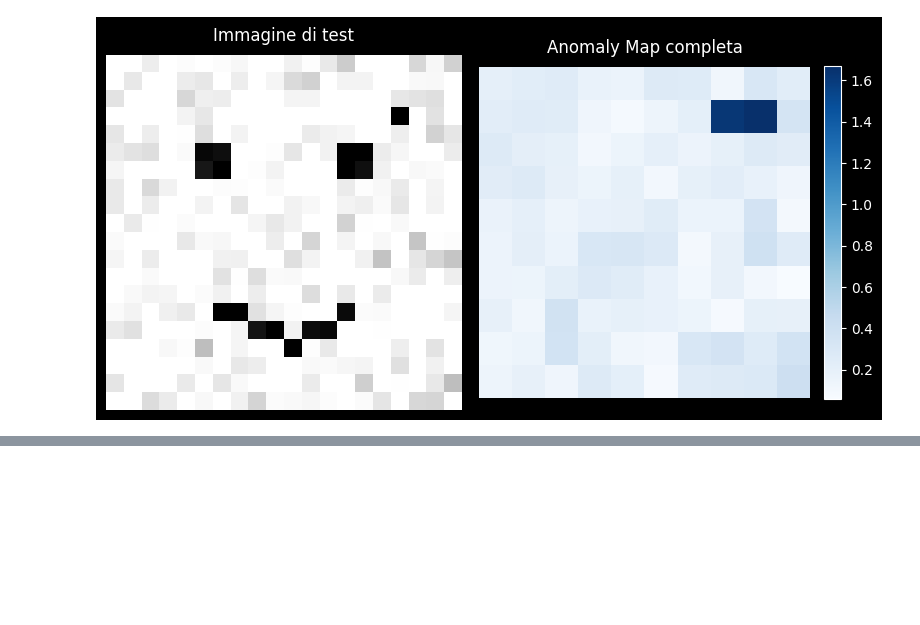
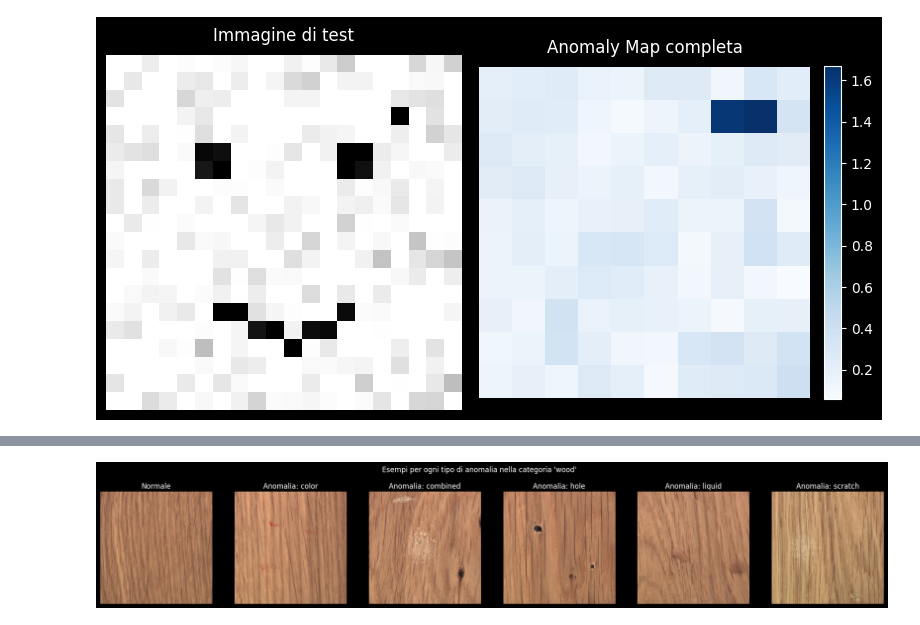
Before and after one commit to seb0t/-CV---anomalib-tutorial-with-visualization, a Jupyter notebook: patchcore_anomalib_tutorial.ipynb, the cells around one changed output, grey strips where cells are left out. Cells and saved outputs as stored; diff of their text form; code cells hidden in the pictures; blank space fills up the shorter version.

```diff
--- a/patchcore_anomalib_tutorial.ipynb
+++ b/patchcore_anomalib_tutorial.ipynb
@@ -627,0 +359,43 @@ La dashboard standalone include gli stessi dati di esempio e tutte le funzionali
+# %%
+# Visualizza un esempio per ogni tipo di anomalia (e una normale) dal dizionario images_dict (compatibile anomalib 2.x)
+import matplotlib.pyplot as plt
+import torch
+
+tipi_anomalia = set([v['anomaly_type'] for v in images_dict.values()])
+# Metti None (normale) per primo
+if None in tipi_anomalia:
+    tipi_anomalia = [None] + sorted([t for t in tipi_anomalia if t is not None])
+else:
+    tipi_anomalia = sorted(list(tipi_anomalia))
+
+fig, axs = plt.subplots(1, len(tipi_anomalia), figsize=(4*len(tipi_anomalia), 4))
+if len(tipi_anomalia) == 1:
+    axs = [axs]
+for i, tipo in enumerate(tipi_anomalia):
+    # Trova il primo esempio di questo tipo
+    img = None
+    for v in images_dict.values():
+        if v['anomaly_type'] == tipo:
+            img = v['image']
+            break
+    if img is None:
+        axs[i].set_title(f"Nessun esempio")
+        axs[i].axis('off')
+        continue
+    # Se batch, prendi il primo elemento
+    if isinstance(img, torch.Tensor) and img.ndim == 4:
+        img = img[0]
+    # Se canali non sono ultimi, trasponi
+    if isinstance(img, torch.Tensor) and img.shape[0] in [1,3]:
+        img = img.permute(1,2,0)
+    img_np = img.cpu().numpy() if isinstance(img, torch.Tensor) else img
+    axs[i].imshow(img_np)
+    if tipo is None:
+        axs[i].set_title('Normale')
+    else:
+        axs[i].set_title(f"Anomalia: {tipo}")
+    axs[i].axis('off')
+plt.suptitle(f"Esempi per ogni tipo di anomalia nella categoria '{category}'")
+plt.show()
+# %% [output]
+[figure, added]
```
Also changed, not shown: parts of 9 cells of this notebook, 1 other file.
